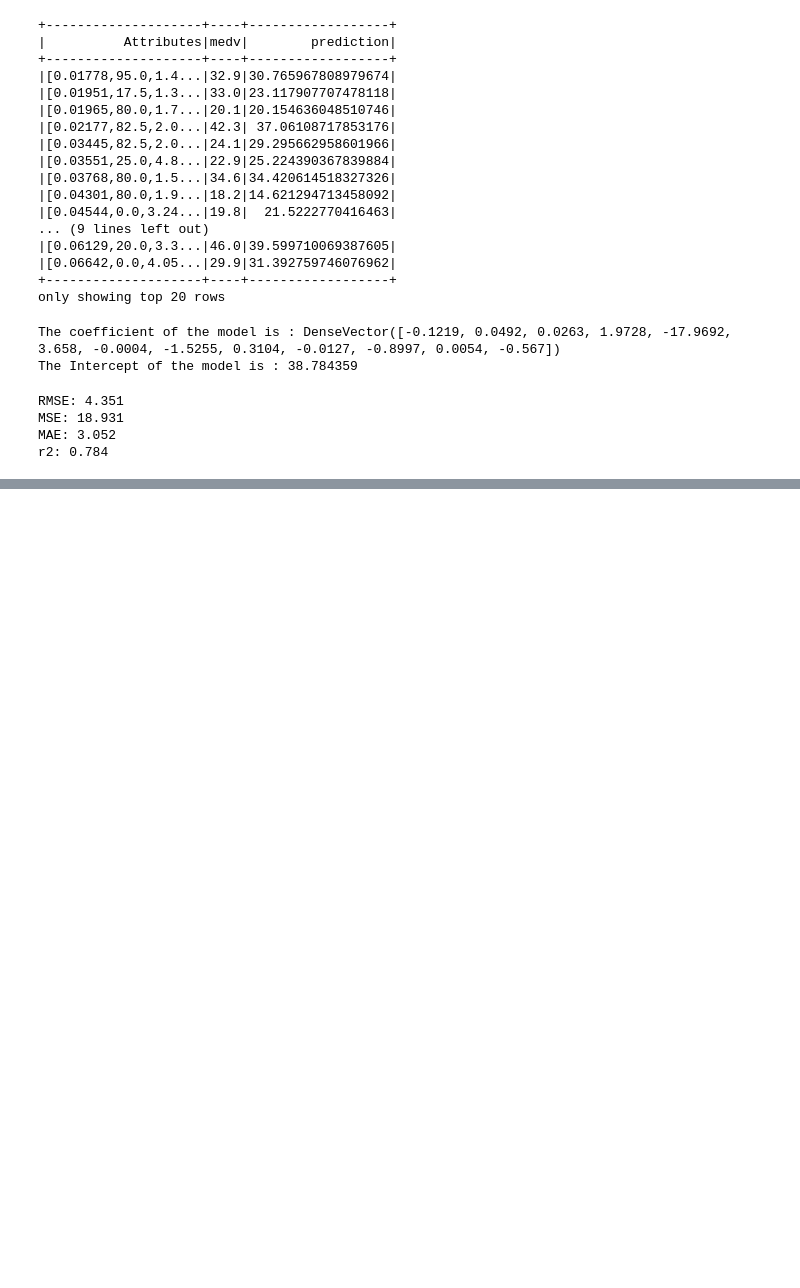
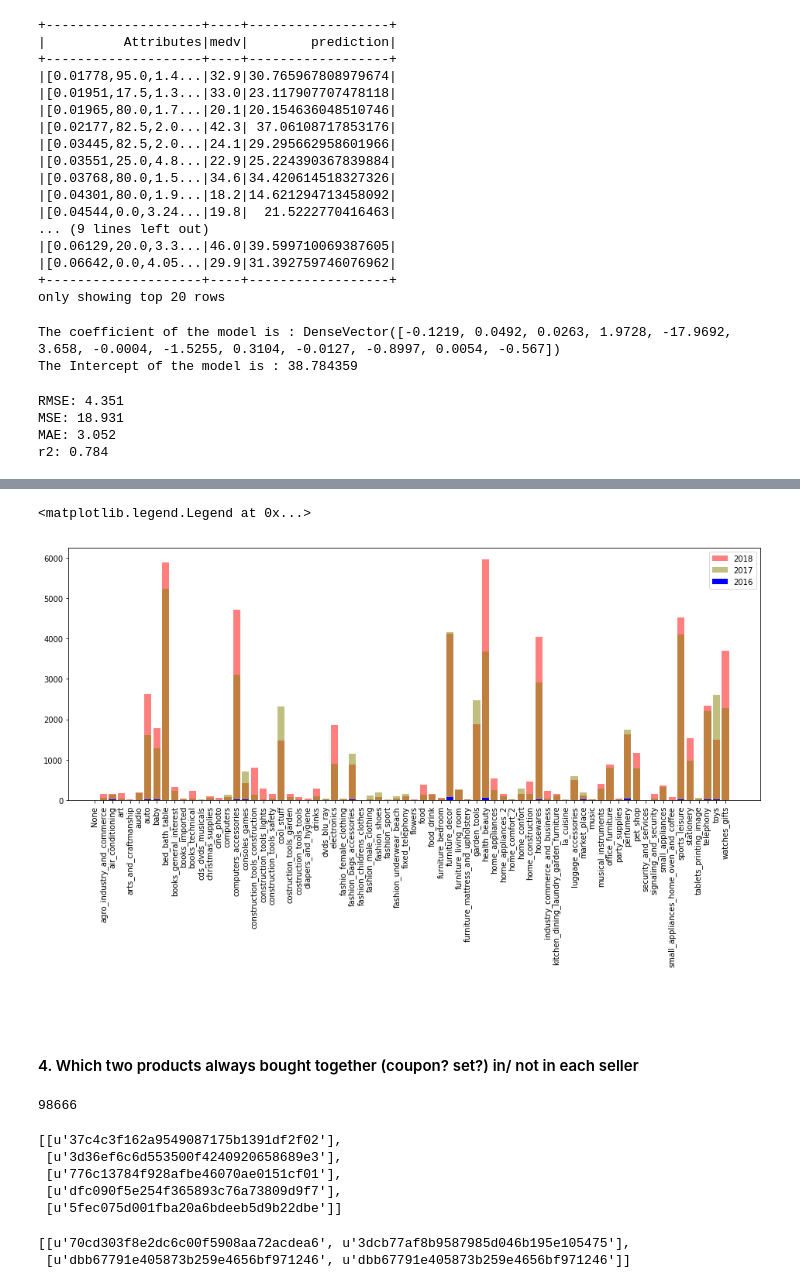
Before and after one commit to Branden-Kang/Brazillian-E-commerce-Analysis, a Jupyter notebook: brazilian_ecommerce.ipynb, the cells around one changed output, grey strips where cells are left out. Cells and saved outputs as stored; diff of their text form; code cells hidden in the pictures; blank space fills up the shorter version.

```diff
--- a/brazilian_ecommerce.ipynb
+++ b/brazilian_ecommerce.ipynb
@@ -1808,0 +1791,39 @@ r2: 0.784
+# %%
+x = np.array([i for i in range(len(product_cate_freq_pd_2016))])
+plt.figure(figsize=(16,6))
+p1 = plt.bar( x, 'number', data=product_cate_freq_pd_2018, color='red', linewidth=2, alpha=0.5, label=2018)
+p2 = plt.bar( x, 'number', data=product_cate_freq_pd_2017, color='olive', linewidth=2, alpha=0.5, label = 2017)
+p3 = plt.bar( x, 'number', data=product_cate_freq_pd_2016, color='blue', linewidth=2, label = 2016)
+plt.xticks(x, product_cate_freq_pd_2018.product_cate, rotation = 90)
+plt.legend((p1[0], p2[0], p3[0]), (2018, 2017, 2016))
+# %% [output]
+<matplotlib.legend.Legend at 0x...>
+[figure, added]
+# %% [markdown]
+####
+# %% [markdown]
+#### 4. Which two products always bought together (coupon? set?) in/ not in each seller
+# %%
+sales_basket = sales_rdd.map(lambda s: (s[1], s[7])).groupByKey().map(lambda s:list(s[1]))
+sales_basket.count()
+# %% [output]
+98666
+# %%
+sales_basket.take(5)
+# %% [output]
+[[u'37c4c3f162a9549087175b1391df2f02'],
+ [u'3d36ef6c6d553500f4240920658689e3'],
+ [u'776c13784f928afbe46070ae0151cf01'],
+ [u'dfc090f5e254f365893c76a73809d9f7'],
+ [u'5fec075d001fba20a6bdeeb5d9b22dbe']]
+# %%
+def delete_1(s):
+  if len(s) == 1:
+    return s, "F"
+  if len(s) >= 2:
+    return s, "T"
+sales_basket_2 = sales_basket.map(delete_1).filter(lambda s: s[1] == "T").map(lambda s: s[0])
+sales_basket_2.take(2)
+# %% [output]
+[[u'70cd303f8e2dc6c00f5908aa72acdea6', u'3dcb77af8b9587985d046b195e105475'],
+ [u'dbb67791e405873b259e4656bf971246', u'dbb67791e405873b259e4656bf971246']]
```
Also changed, not shown: parts of 78 cells of this notebook.
